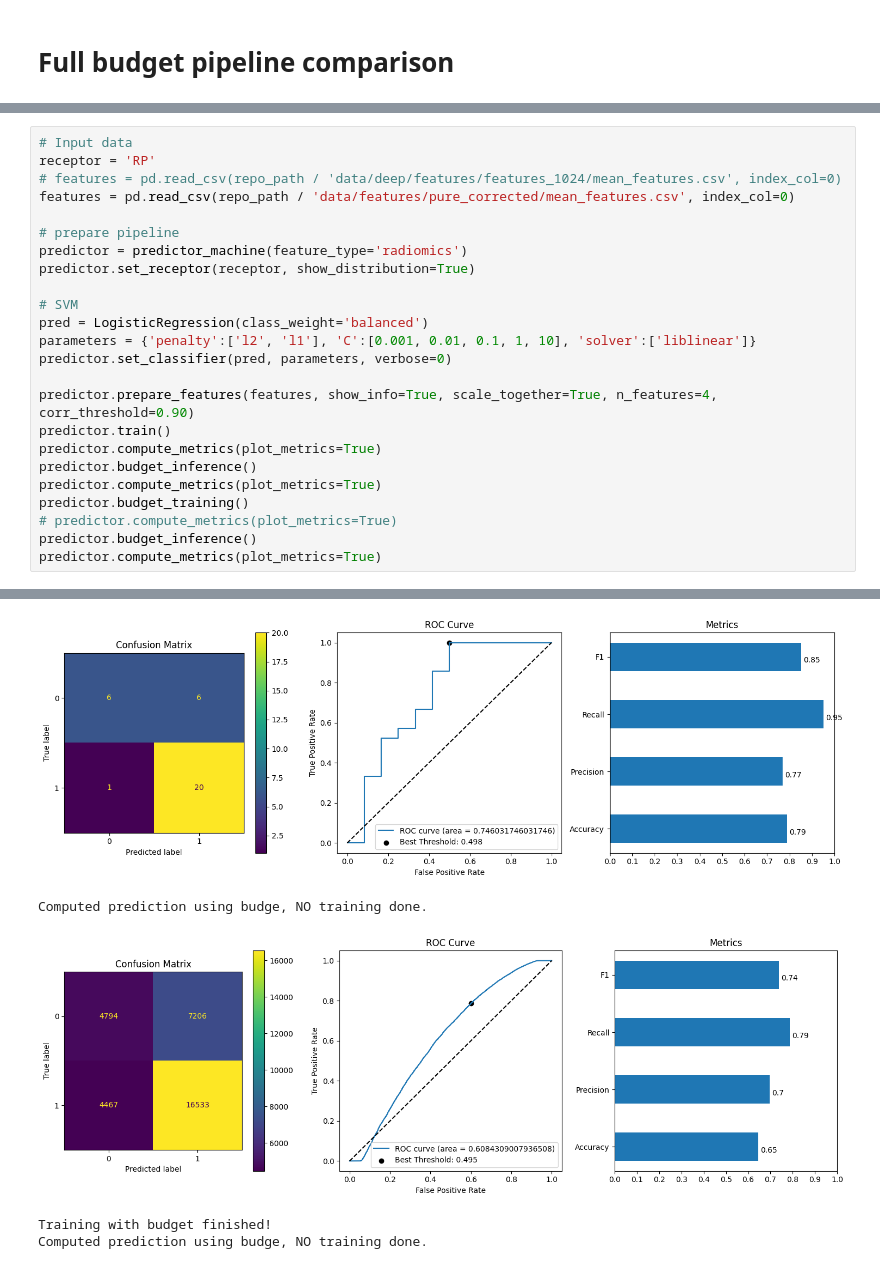
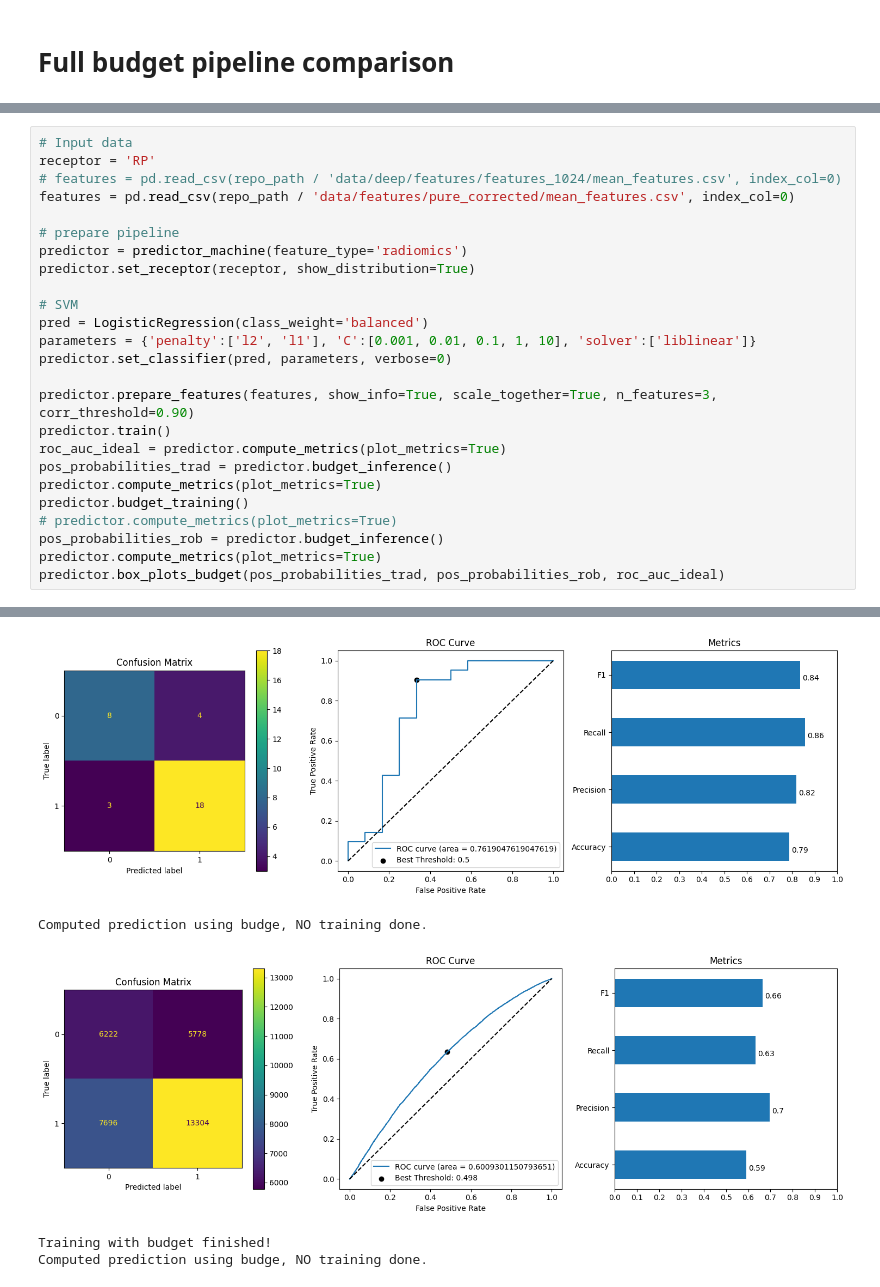
Before and after one commit to Likalto4/Added_value_feature_uncertainty, a Jupyter notebook: deep/machine_learning/trainig_pipeline.ipynb, the cells around one changed output, grey strips where cells are left out. Saved outputs shown, nothing was run; the diff lists cells and outputs as text.

```diff
--- a/deep/machine_learning/trainig_pipeline.ipynb
+++ b/deep/machine_learning/trainig_pipeline.ipynb
@@ -567,15 +612,16 @@ pred = LogisticRegression(class_weight='balanced')
 parameters = {'penalty':['l2', 'l1'], 'C':[0.001, 0.01, 0.1, 1, 10], 'solver':['liblinear']}
 predictor.set_classifier(pred, parameters, verbose=0)
 
-predictor.prepare_features(features, show_info=True, scale_together=True, n_features=4, corr_threshold=0.90)
+predictor.prepare_features(features, show_info=True, scale_together=True, n_features=3, corr_threshold=0.90)
 predictor.train()
-predictor.compute_metrics(plot_metrics=True)
-predictor.budget_inference()
+roc_auc_ideal = predictor.compute_metrics(plot_metrics=True)
+pos_probabilities_trad = predictor.budget_inference()
 predictor.compute_metrics(plot_metrics=True)
 predictor.budget_training()
 # predictor.compute_metrics(plot_metrics=True)
-predictor.budget_inference()
+pos_probabilities_rob = predictor.budget_inference()
 predictor.compute_metrics(plot_metrics=True)
+predictor.box_plots_budget(pos_probabilities_trad, pos_probabilities_rob, roc_auc_ideal)
 # %% [output]
 The positive cases of RP represent 63.6%
 Original features, 101 features.
@@ -588,6 +634,6 @@ Features prepared, 33 samples, 4 features.
 Training finished!
-[figure, old version]
+[figure, new version]
 Computed prediction using budge, NO training done.
-[figure, old version]
+[figure, new version]
 Training with budget finished!
 Computed prediction using budge, NO training done.
```
Also changed, not shown: parts of 7 cells of this notebook, 1 other file.
